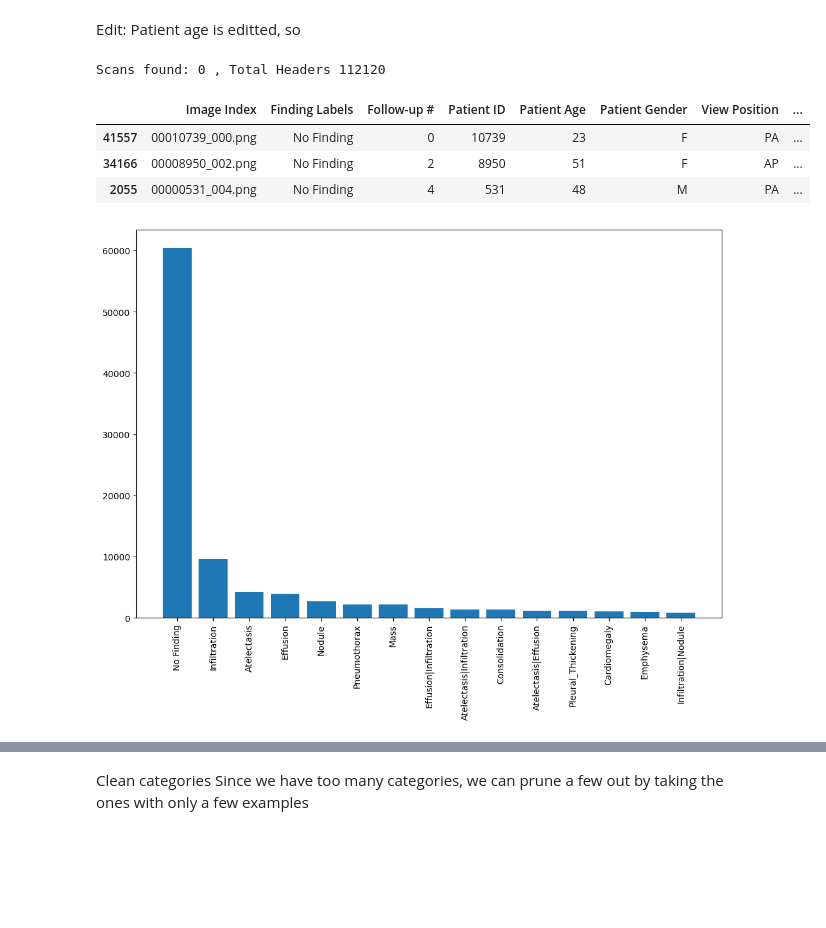
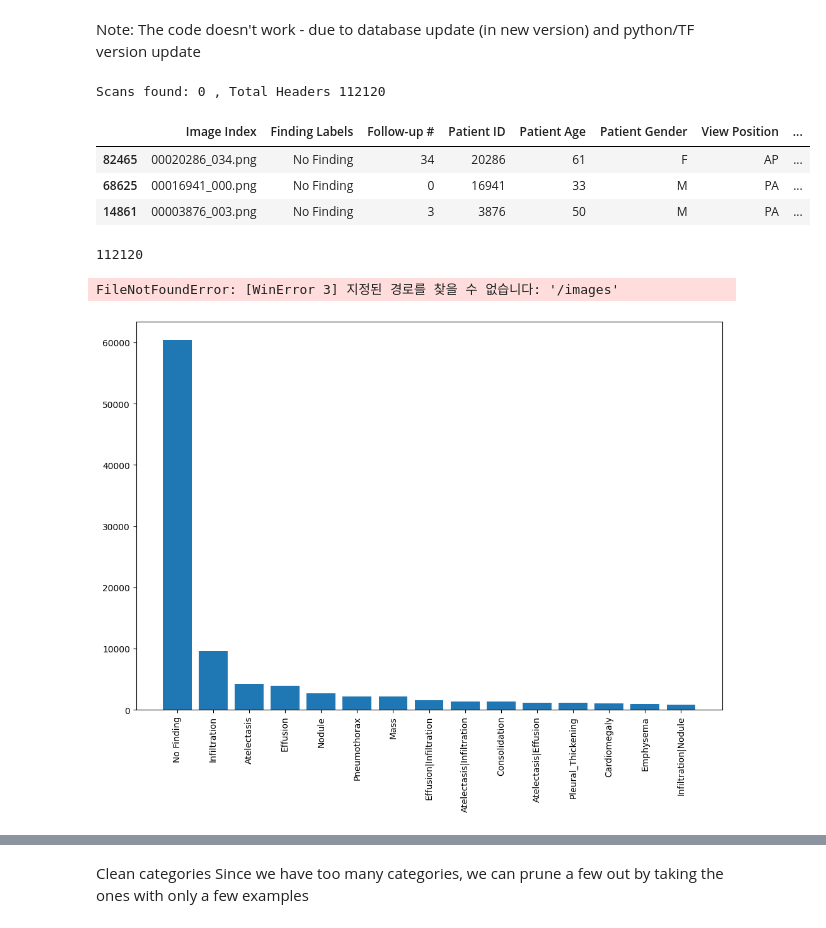
Before and after one commit to david419kr/2023_fall_aix_deeplearning_team_project, a Jupyter notebook: image_analysis_CNN.ipynb, the cells around one changed output, grey strips where cells are left out. Saved outputs shown, nothing was run; the diff lists cells and outputs as text; code cells hidden in the pictures; blank space fills up the shorter version.

```diff
--- a/image_analysis_CNN.ipynb
+++ b/image_analysis_CNN.ipynb
@@ -5,22 +5,31 @@ import os
 from glob import glob
 %matplotlib inline
 import matplotlib.pyplot as plt
-# %% [markdown]
-Edit: Patient age is editted, so
+# %% [markdown]
+Note: The code doesn't work - due to database update (in new version) and python/TF version update
 # %%
 all_xray_df = pd.read_csv('Data_Entry_2017.csv')
 all_image_paths = {os.path.basename(x): x for x in
-                   glob(os.path.join('/content/drive/MyDrive/AI_DL/images/', 'images_*/images/*.png'))}
+                   glob(os.path.join('/images', '*.png'))}
+                   #glob(os.path.join('..', 'images', 'images*', '*', '*.png'))}
 print('Scans found:', len(all_image_paths), ', Total Headers', all_xray_df.shape[0])
 all_xray_df['path'] = all_xray_df['Image Index'].map(all_image_paths.get)
 all_xray_df['Patient Age'] = all_xray_df['Patient Age'].map(lambda y : int(y))
 all_xray_df.sample(3)
 # %% [output]
 Scans found: 0 , Total Headers 112120
 |  | Image Index | Finding Labels | Follow-up # | Patient ID | Patient Age | Patient Gender | View Position | ... |
-| 41557 | 00010739_000.png | No Finding | 0 | 10739 | 23 | F | PA | ... |
-| 34166 | 00008950_002.png | No Finding | 2 | 8950 | 51 | F | AP | ... |
-| 2055 | 00000531_004.png | No Finding | 4 | 531 | 48 | M | PA | ... |
+| 82465 | 00020286_034.png | No Finding | 34 | 20286 | 61 | F | AP | ... |
+| 68625 | 00016941_000.png | No Finding | 0 | 16941 | 33 | M | PA | ... |
+| 14861 | 00003876_003.png | No Finding | 3 | 3876 | 50 | M | PA | ... |
+# %%
+rows_count = len(all_xray_df.index)
+print(rows_count)
+print(len(os.listdir('./images')))
+print(len(all_image_paths))
+# %% [output]
+112120
+FileNotFoundError: [WinError 3] 지정된 경로를 찾을 수 없습니다: '/images'
 # %%
 label_counts = all_xray_df['Finding Labels'].value_counts()[:15]
 fig, ax1 = plt.subplots(1,1,figsize = (12, 8))
@@ -28,7 +37,7 @@ ax1.bar(np.arange(len(label_counts))+0.5, label_counts)
 ax1.set_xticks(np.arange(len(label_counts))+0.5)
 _ = ax1.set_xticklabels(label_counts.index, rotation = 90)
 # %% [output]
-[figure, old version]
+[figure, new version]
 # %%
 all_xray_df['Finding Labels'] = all_xray_df['Finding Labels'].map(lambda x: x.replace('No Finding', ''))
 from itertools import chain
```
Also changed, not shown: parts of 6 cells of this notebook, 3 other files.
